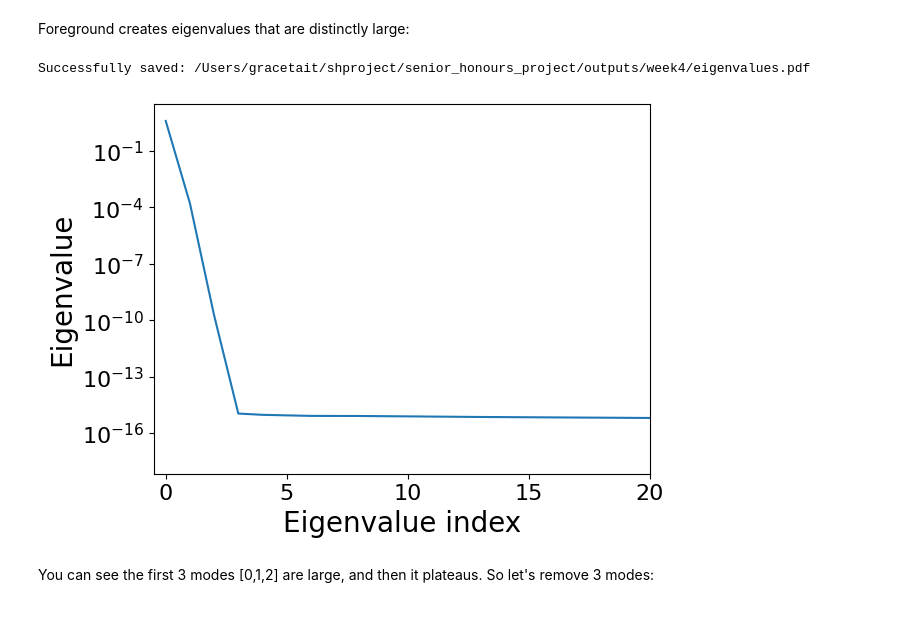
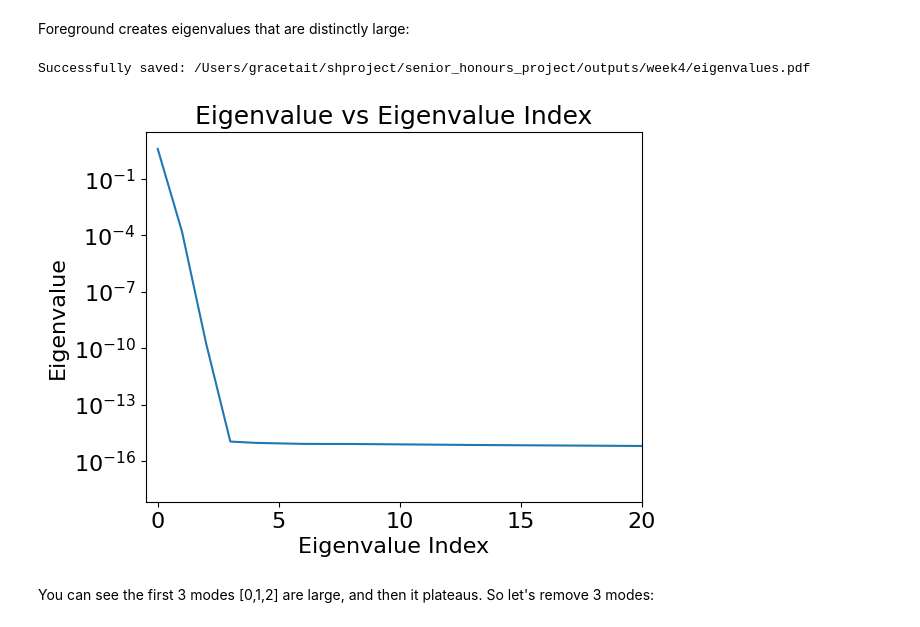
Before and after one commit to grxcetait/senior_honours_project, a Jupyter notebook: notebooks/week3/notebook_2.ipynb, the cells around one changed output. Cells and saved outputs as stored; diff of their text form; code cells hidden in the pictures.

```diff
--- a/notebooks/week3/notebook_2.ipynb
+++ b/notebooks/week3/notebook_2.ipynb
@@ -153,15 +155,17 @@ Successfully saved: /Users/gracetait/shproject/senior_honours_project/outputs/we
 # %% [markdown]
 Foreground creates eigenvalues that are distinctly large:
 # %%
+fs = 16
 plt.plot(eigen_values)
-plt.xlabel('Eigenvalue index')
-plt.ylabel('Eigenvalue')
+plt.xlabel('Eigenvalue Index', fontsize = fs)
+plt.ylabel('Eigenvalue', fontsize = fs)
+plt.title('Eigenvalue vs Eigenvalue Index', fontsize = fs+2)
 plt.yscale('log')
 plt.xlim(-0.5,20)
 save_project_plot(plt.gcf(), week_number = 4, filename = "eigenvalues.pdf")
 # %% [output]
 Successfully saved: /Users/gracetait/shproject/senior_honours_project/outputs/week4/eigenvalues.pdf
-[figure, old version]
+[figure, new version]
 # %% [markdown]
 You can see the first 3 modes [0,1,2] are large, and then it plateaus. So let's remove 3 modes:
 # %%
```
Also changed, not shown: parts of 65 cells of this notebook, 36 other files.
